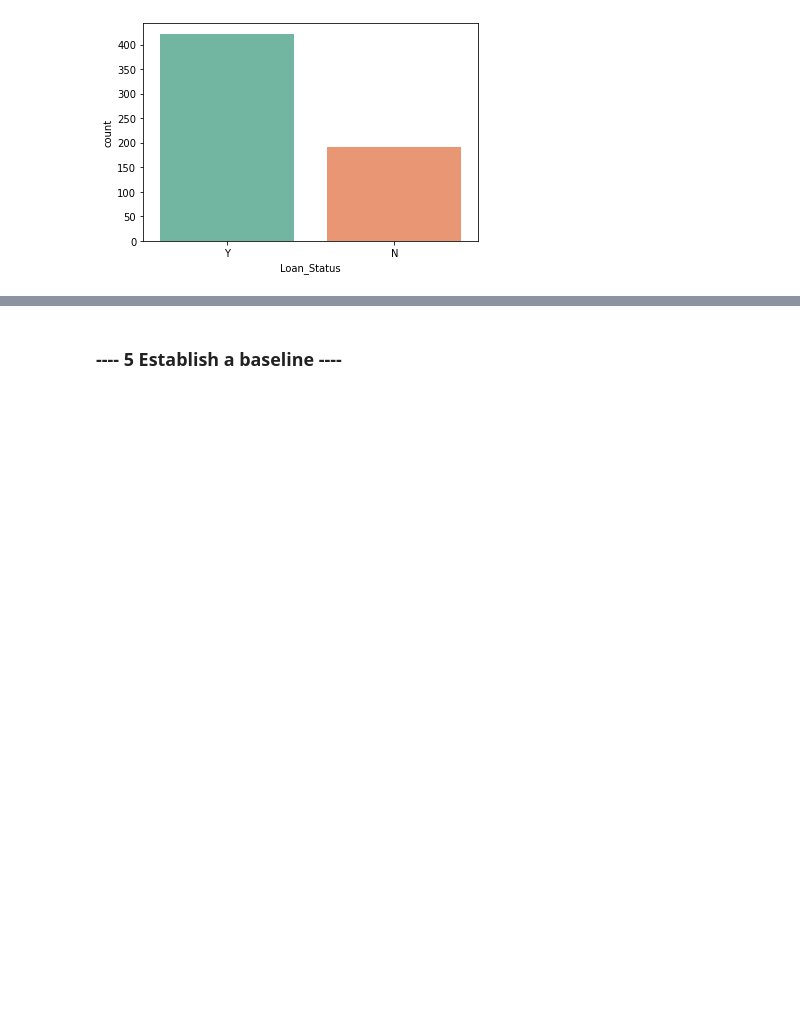
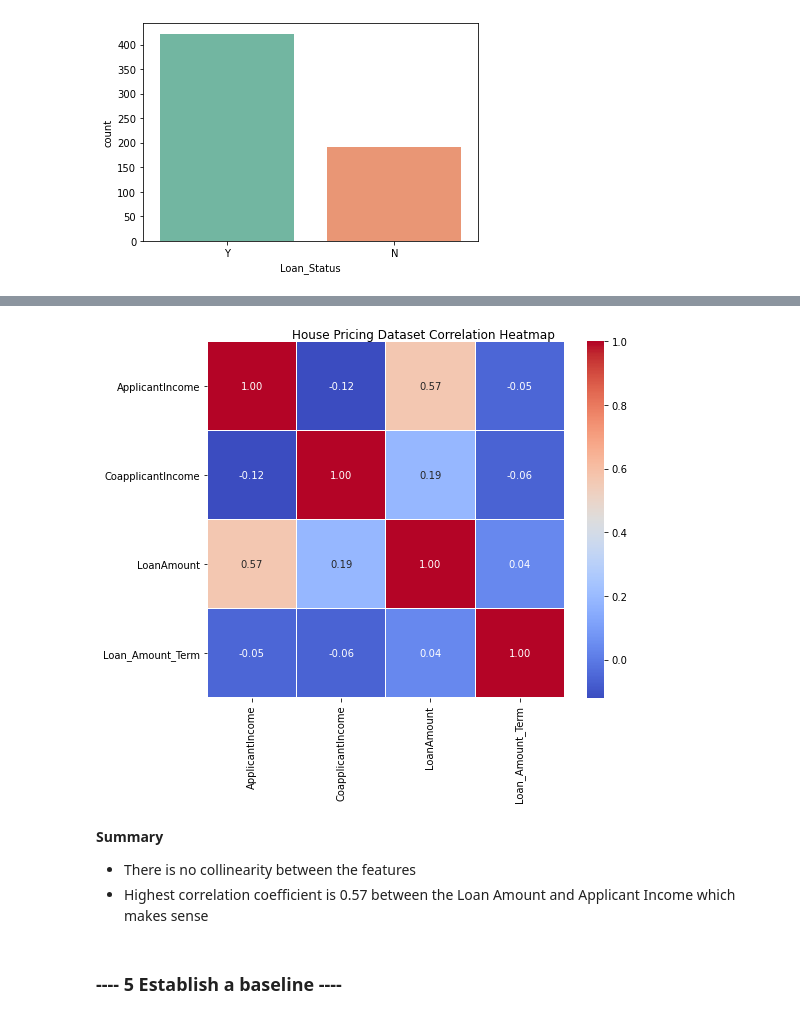
Before and after one commit to vbabashov/loan-classification, a Jupyter notebook: notebooks/loan_prediction.ipynb, the cells around one changed output, grey strips where cells are left out. Cells and saved outputs as stored; diff of their text form; code cells hidden in the pictures; blank space fills up the shorter version.

```diff
--- a/notebooks/loan_prediction.ipynb
+++ b/notebooks/loan_prediction.ipynb
@@ -176,3 +215,17 @@ plt.show()
+# %%
+ # Create a correlation matrix.
+f, ax = plt.subplots(figsize=(8, 6))
+corr = data[numerical_vars].corr(method='pearson')
+hm = sns.heatmap(round(corr,2), annot=True, ax=ax, cmap="coolwarm",fmt='.2f',linewidths=.05)
+f.subplots_adjust(top=0.95)
+t = f.suptitle('House Pricing Dataset Correlation Heatmap', fontsize=12)
+# %% [output]
+[figure, added]
+# %% [markdown]
+**Summary**
+
+- There is no collinearity between the features
+- Highest correlation coefficient is 0.57 between the Loan Amount and Applicant Income which makes sense
 # %% [markdown]
 ### ---- 5 Establish a baseline ----
 # %%
```
Also changed, not shown: parts of 12 cells of this notebook.
